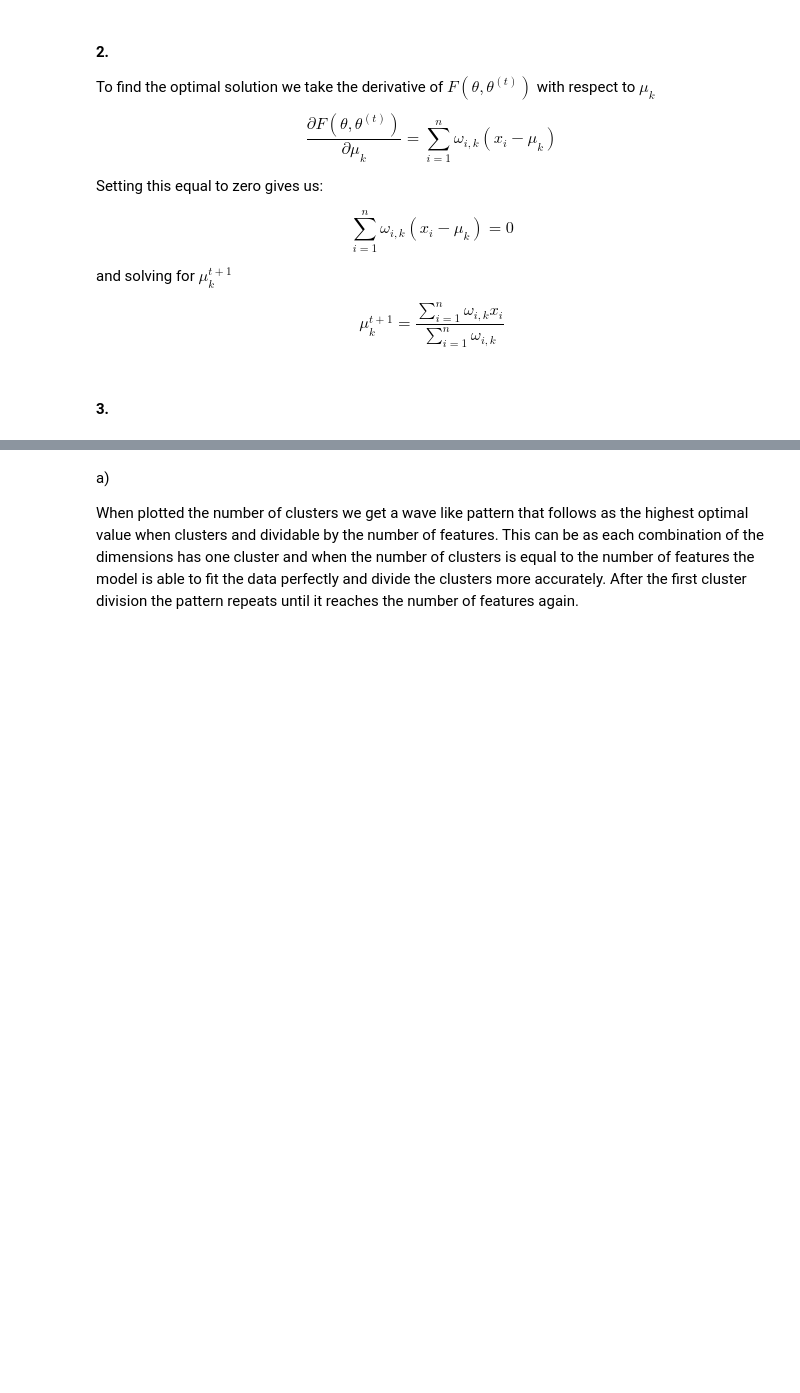
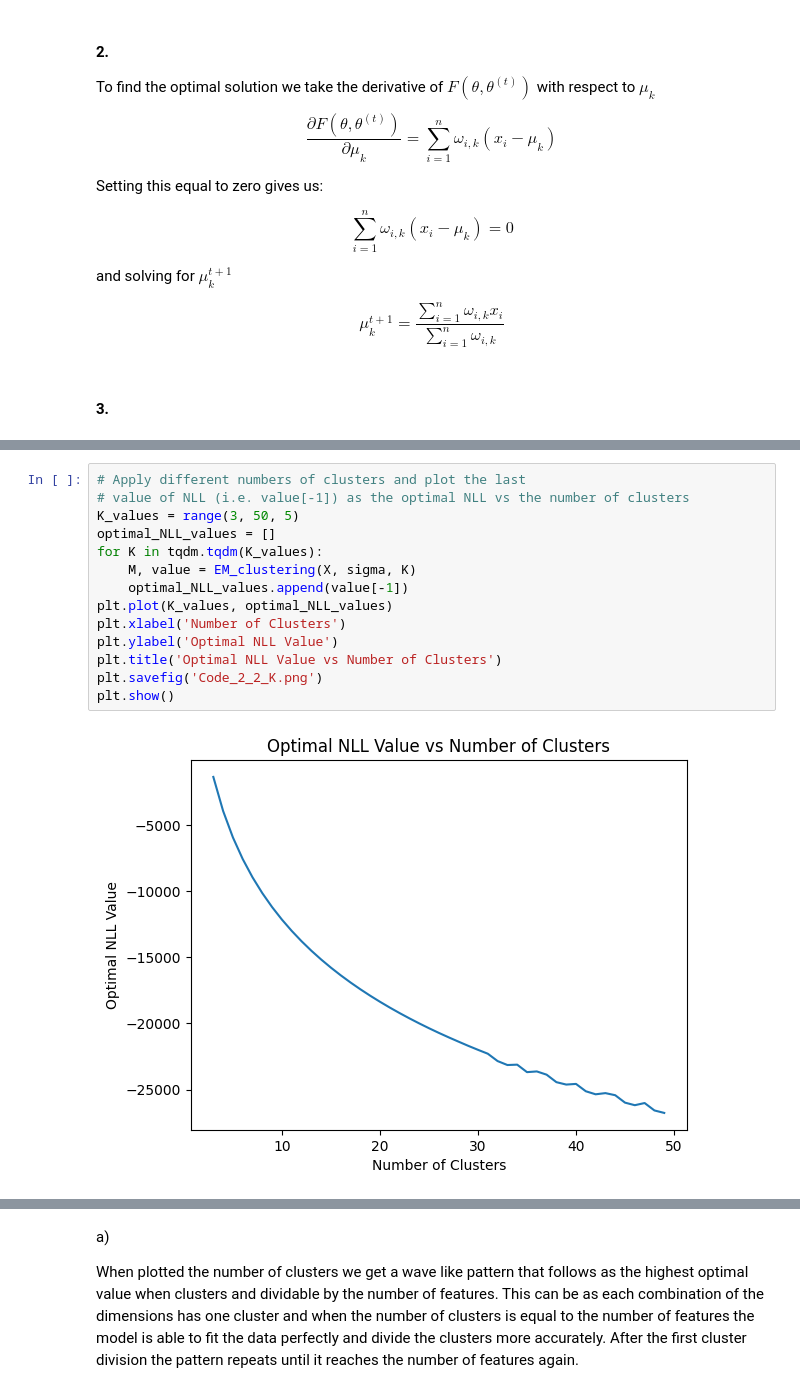
Before and after one commit to darkopetrov/DAT570_Continuous_optimization_in_data_science, a Jupyter notebook: Module_2/Notebook_2.ipynb, the cells around one changed output, grey strips where cells are left out. Saved outputs shown, nothing was run; the diff lists cells and outputs as text; blank space fills up the shorter version.

Commit message:
A2 NLL value fix

```diff
--- a/Module_2/Notebook_2.ipynb
+++ b/Module_2/Notebook_2.ipynb
@@ -502,0 +485,16 @@ plt.show()
+# %%
+# Apply different numbers of clusters and plot the last
+# value of NLL (i.e. value[-1]) as the optimal NLL vs the number of clusters
+K_values = range(3, 50, 5)
+optimal_NLL_values = []
+for K in tqdm.tqdm(K_values):
+    M, value = EM_clustering(X, sigma, K)
+    optimal_NLL_values.append(value[-1])
+plt.plot(K_values, optimal_NLL_values)
+plt.xlabel('Number of Clusters')
+plt.ylabel('Optimal NLL Value')
+plt.title('Optimal NLL Value vs Number of Clusters')
+plt.savefig('Code_2_2_K.png')
+plt.show()
+# %% [output]
+[figure, added]
```
Also changed, not shown: parts of 3 cells of this notebook.
